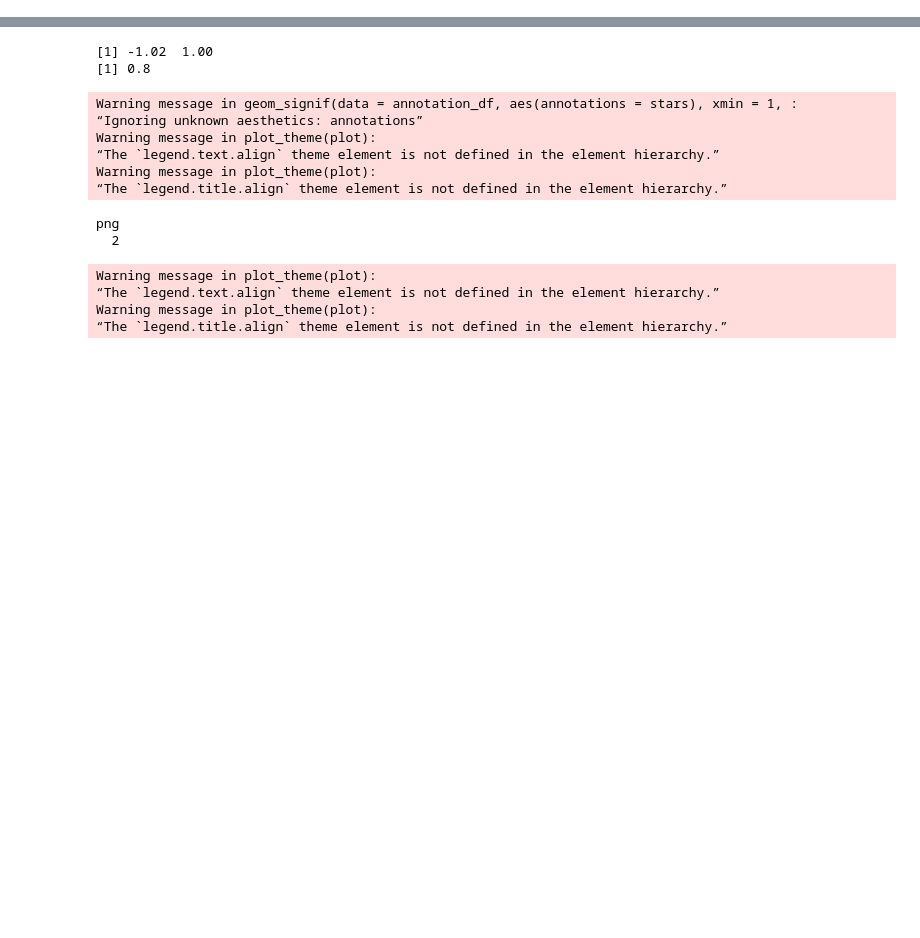
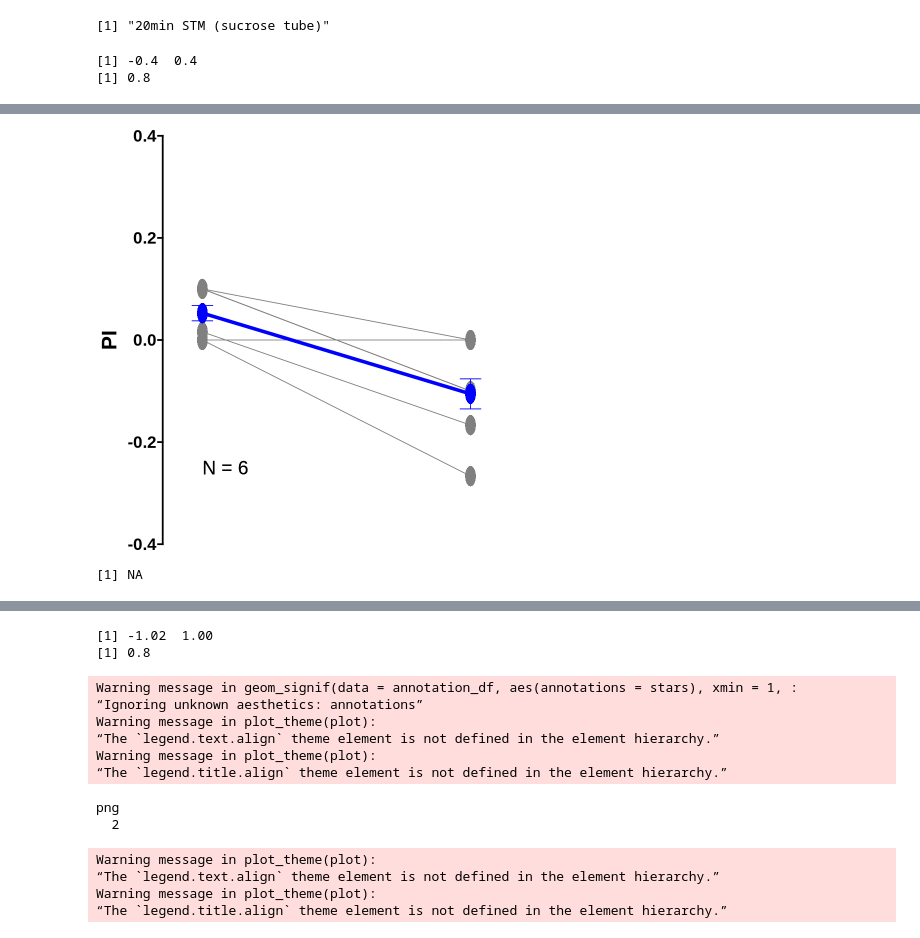
Before and after one commit to shaliulab/idoc-paper, a Jupyter notebook: 2_panel1.ipynb, the cells around one changed output, grey strips where cells are left out. Saved outputs shown, nothing was run; the diff lists cells and outputs as text; code cells hidden in the pictures; blank space fills up the shorter version.

```diff
--- a/2_panel1.ipynb
+++ b/2_panel1.ipynb
@@ -8,3 +8,37 @@ library(ggetho)
 library(ggsignif)
 source("R/plot.R")
 source("R/Cbind.R")
+# %%
+unique(as.character(df$experiment))
+# %% [output]
+[1] "20min STM (sucrose tube)"
+# %%
+data <- data.table::fread(file = "tidy_data_wide.csv")
+wts <- c("Cs")
+experiments <- c("20min STM", "20min STM (sucrose tube)", "20min STM (all ITO)")
+data <- data[experiment %in% experiments,]
+data$experiment <- factor(data$experiment, levels=experiments)
+panel1_data <- data[Genotype %in% wts,]
+panel1_data<-panel1_data[POST<0.1,]
+panel1_data_long <- melt(panel1_data, measure.vars = c("PRE", "POST"), value.name = "PI", variable.name = "test")
+panel1_data_long$test <- factor(panel1_data_long$test, levels=c("PRE", "POST"))
+# df <- panel1_data_long[fly_name_reference %in% panel1_data_long[test=="POST" & PI < -0.01, fly_name_reference],]
+# df <- panel1_data_long#[fly_name_reference %in% panel1_data_long[test=="POST" & PI < -0.01, fly_name_reference],]
+df <- panel1_data_long#[substr(fly_name_reference, 1, 10) != "2024-08-29",]
+# df <- panel1_data_long[substr(fly_name_reference, 1, 19) == "2024-08-29_14-33-30",]
+df <- panel1_data_long[substr(fly_name_reference, 1, 19) == "2024-08-29_15-51-50",]
+
+panel1A <- learning_plot(
+    df,
+    "experiment",
+    direction="horizontal",
+    starsize=10, textsize=8,
+    hjust_text=0,
+    y_annotation=0.8,
+    y_limits=c(-0.4, 0.4), y_step=0.2,
+    colors=colors_panel1[1:length(unique(df$experiment))]
+)
+panel1A$gg
+# %% [output]
+[1] -0.4  0.4
+[1] 0.8
@@ -10,0 +53,5 @@ source("R/Cbind.R")
+[figure, added]
+# %%
+mean(c(1,NA), na.rm=FALSE)
+# %% [output]
+[1] NA
```
Also changed, not shown: parts of 5 cells of this notebook, 5 other files.
